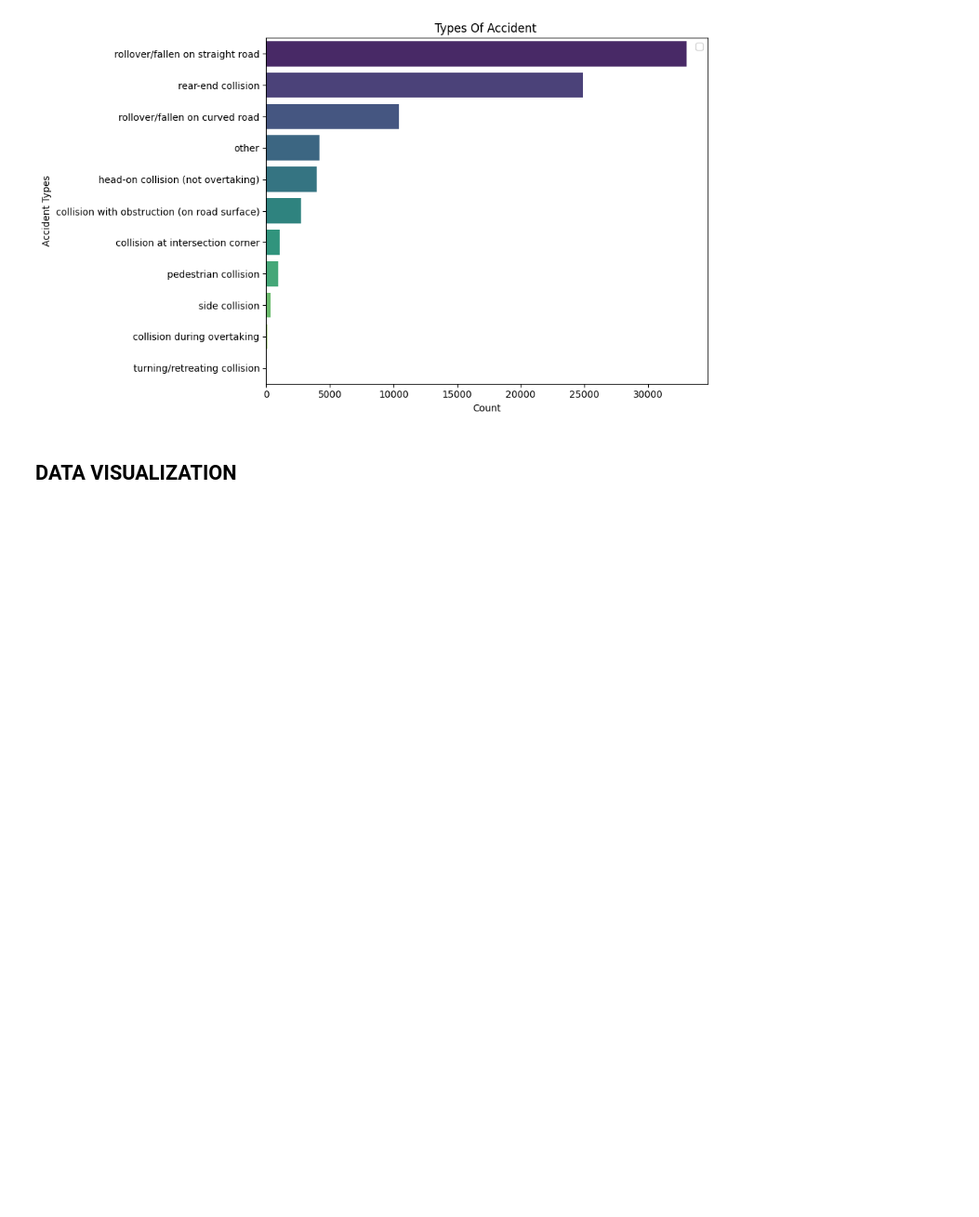
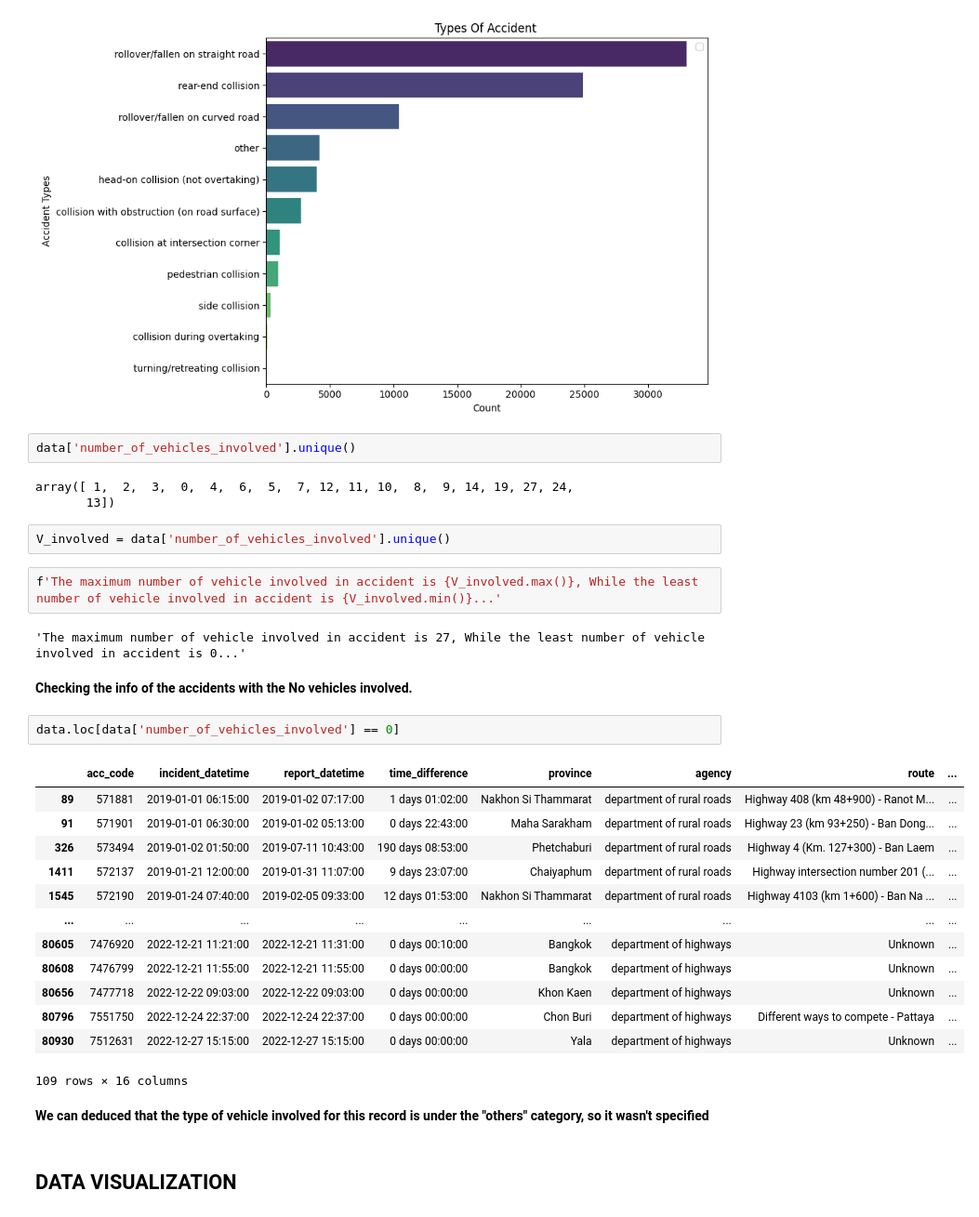
Before and after one commit to LegendSeyi/Thai_Road_Accident_Data_Analysis, a Jupyter notebook: Thai_Road_Accident_data_analysis.ipynb, the cells around one changed output. Shown at 93% size. Cells and saved outputs as stored; diff of their text form; blank space fills up the shorter version.

```diff
--- a/Thai_Road_Accident_data_analysis.ipynb
+++ b/Thai_Road_Accident_data_analysis.ipynb
@@ -1370,6 +1370,37 @@ plt.show()
 # %% [output]
 WARNING:matplotlib.legend:No artists with labels found to put in legend.  Note that artists whose label start with an underscore are ignored when legend() is called with no argument.
 [figure]
+# %%
+data['number_of_vehicles_involved'].unique()
+# %% [output]
+array([ 1,  2,  3,  0,  4,  6,  5,  7, 12, 11, 10,  8,  9, 14, 19, 27, 24,
+       13])
+# %%
+V_involved = data['number_of_vehicles_involved'].unique()
+# %%
+f'The maximum number of vehicle involved in accident is {V_involved.max()}, While the least number of vehicle involved in accident is {V_involved.min()}...'
+# %% [output]
+'The maximum number of vehicle involved in accident is 27, While the least number of vehicle involved in accident is 0...'
+# %% [markdown]
+**Checking the info of the accidents with the No vehicles involved.**
+# %%
+data.loc[data['number_of_vehicles_involved'] == 0]
+# %% [output]
+|  | acc_code | incident_datetime | report_datetime | time_difference | province | agency | route | ... |
+| 89 | 571881 | 2019-01-01 06:15:00 | 2019-01-02 07:17:00 | 1 days 01:02:00 | Nakhon Si Thammarat | department of rural roads | Highway 408 (km 48+900) - Ranot M... | ... |
+| 91 | 571901 | 2019-01-01 06:30:00 | 2019-01-02 05:13:00 | 0 days 22:43:00 | Maha Sarakham | department of rural roads | Highway 23 (km 93+250) - Ban Dong... | ... |
+| 326 | 573494 | 2019-01-02 01:50:00 | 2019-07-11 10:43:00 | 190 days 08:53:00 | Phetchaburi | department of rural roads | Highway 4 (Km. 127+300) - Ban Laem | ... |
+| 1411 | 572137 | 2019-01-21 12:00:00 | 2019-01-31 11:07:00 | 9 days 23:07:00 | Chaiyaphum | department of rural roads | Highway intersection number 201 (... | ... |
+| 1545 | 572190 | 2019-01-24 07:40:00 | 2019-02-05 09:33:00 | 12 days 01:53:00 | Nakhon Si Thammarat | department of rural roads | Highway 4103 (km 1+600) - Ban Na ... | ... |
+| ... | ... | ... | ... | ... | ... | ... | ... | ... |
+| 80605 | 7476920 | 2022-12-21 11:21:00 | 2022-12-21 11:31:00 | 0 days 00:10:00 | Bangkok | department of highways | Unknown | ... |
+| 80608 | 7476799 | 2022-12-21 11:55:00 | 2022-12-21 11:55:00 | 0 days 00:00:00 | Bangkok | department of highways | Unknown | ... |
+| 80656 | 7477718 | 2022-12-22 09:03:00 | 2022-12-22 09:03:00 | 0 days 00:00:00 | Khon Kaen | department of highways | Unknown | ... |
+| 80796 | 7551750 | 2022-12-24 22:37:00 | 2022-12-24 22:37:00 | 0 days 00:00:00 | Chon Buri | department of highways | Different ways to compete - Pattaya | ... |
+| 80930 | 7512631 | 2022-12-27 15:15:00 | 2022-12-27 15:15:00 | 0 days 00:00:00 | Yala | department of highways | Unknown | ... |
+109 rows × 16 columns
+# %% [markdown]
+**We can deduced that the type of vehicle involved for this record is under the "others" category, so it wasn't specified**
 # %% [markdown]
 ## **DATA VISUALIZATION**
 # %%
```
